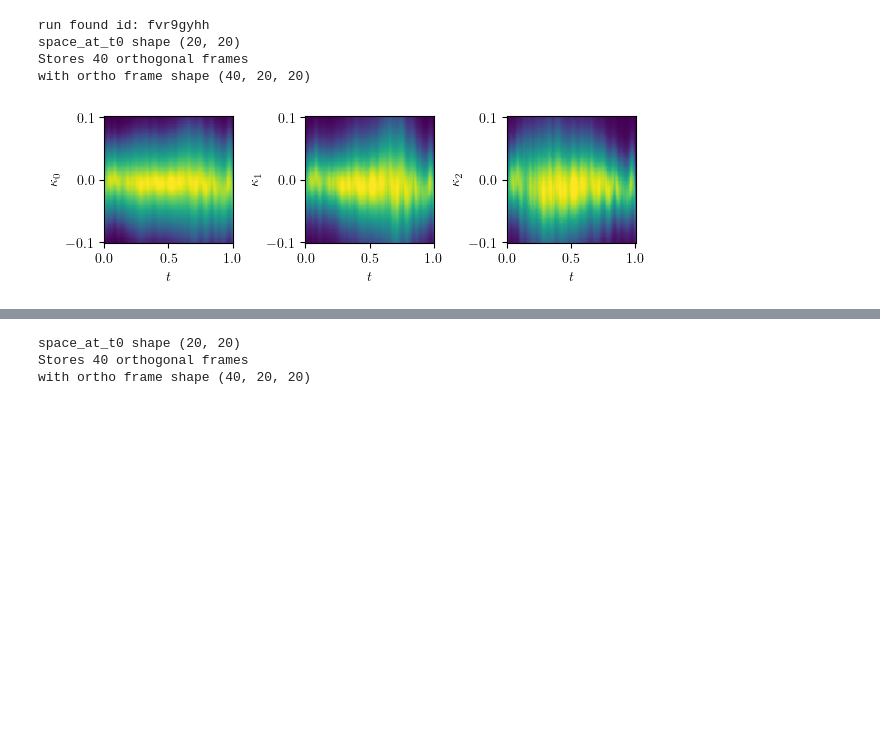
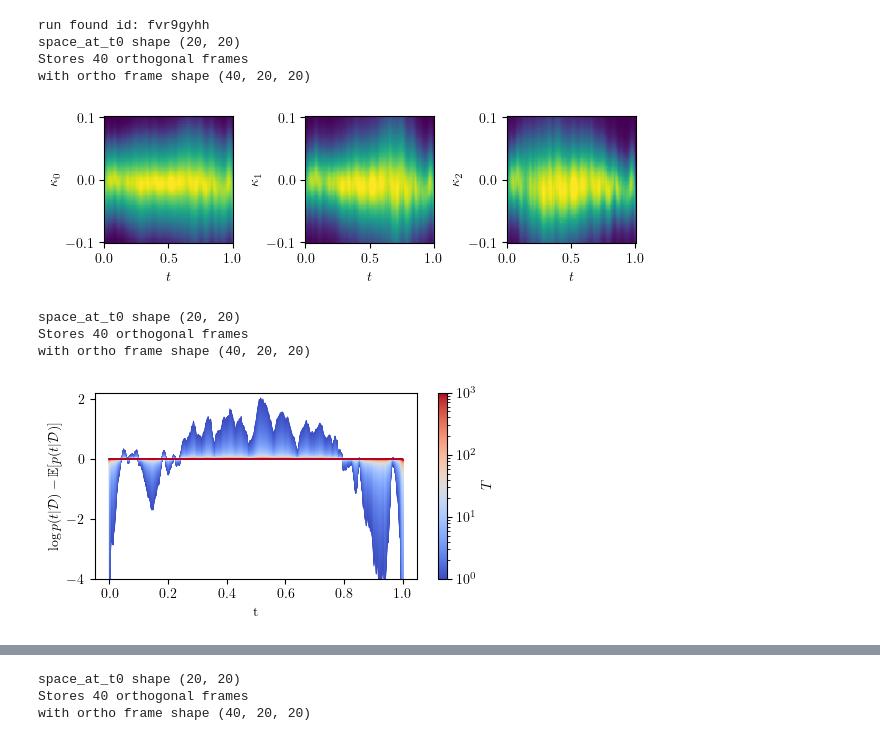
Before and after one commit to doldd/Paths-and-Ambient-Spaces, a Jupyter notebook: grid_activation_smoothness.ipynb, the cells around one changed output, grey strips where cells are left out. Saved outputs shown, nothing was run; the diff lists cells and outputs as text; code cells hidden in the pictures; blank space fills up the shorter version.

```diff
--- a/grid_activation_smoothness.ipynb
+++ b/grid_activation_smoothness.ipynb
@@ -96,6 +94,7 @@ tex_fonts = {
     "figure.figsize": figsize
 }
 plt.rcParams.update(tex_fonts)
+plt.rcParams['text.latex.preamble'] = r'\usepackage{amsmath} \usepackage{amssymb}'
 # %% [output]
 Figure size= [3.2489276324892766, 2.0079477038671003]
 # %% [markdown]
@@ -412,3 +411,58 @@ space_at_t0 shape (20, 20)
 Stores 40 orthogonal frames
 with ortho frame shape (40, 20, 20)
 [figure]
+# %%
+import matplotlib.colors as colors
+temperature = np.logspace(0., 3., 500)[:, None, None]
+tt = jnp.linspace(0.0, 1., 500)[:, None,]
+
+sampling_model, config, params = get_model_from_run_path(run)
+
+k = config['curve_params']['k']
+tube = jnp.zeros(k-1)
+x, y, x_val, y_val, x_test, y_test = get_data(run, from_path_optim_sweep=True)
+
+
+log_post_single, log_prior_single = set_model_data(sampling_model, x, y,
+                                 jnp.exp(params['dist_params']['log_scale']),
+                                 prior_correct=None)
+log_post_path, varphi = jax.vmap(jax.vmap(log_post_single, in_axes=(
+    0, None, None)), in_axes=(None, None, 0))(tt, tube, temperature)
+
+# Transform log_post_path into a pandas DataFrame
+df = pd.DataFrame(log_post_path.reshape(-1,
+                  log_post_path.shape[-1]), index=temperature.flatten())
+
+# Transform the DataFrame into a tidy data format
+df = pd.DataFrame(log_post_path)
+df.columns = tt.flatten()
+df['temperature'] = temperature.flatten()
+df = df.melt(id_vars='temperature', var_name='t', value_name='log_post')
+
+# Subtract the mean log posterior for each temperature
+df['log_posterior'] = df.groupby('temperature')[
+    'log_post'].transform(lambda x: x - x.mean())
+
+df.to_csv("log_posterior_temperature_path_yacht_relu_20_3_diss.csv", index=True)
+
+# Plot the adjusted DataFrame using seaborn
+fig, ax = plt.subplots(1, 1, figsize=(figsize[0]*1.5, figsize[1]*1.3))
+norm = colors.LogNorm(vmin=temperature.min(), vmax=temperature.max())
+# sns.lineplot(data=df[df['temperature'] != 1.], x='t',
+#              y='log_posterior', hue='temperature', palette="viridis", legend=False, ax=ax, hue_norm=norm, linewidth=0.5)
+
+sns.lineplot(data=df, x='t',
+             y='log_posterior', hue='temperature', palette="coolwarm", legend=False, ax=ax, hue_norm=norm, linewidth=0.75)
+cbar = plt.colorbar(plt.cm.ScalarMappable(norm=norm, cmap='coolwarm'), ax=ax, label=r'$T$')
+plt.xlabel('t')
+# plt.ylabel(r'$\text{log} p(t|\mathcal{D}) - \mathbb{E}[p(t|\mathcal{D})]$')
+plt.ylabel(r'$\log p(t|\mathcal{D}) - \mathbb{E}[p(t|\mathcal{D})]$')
+# plt.title('Log Posterior Path for different Temperatures')
+plt.tight_layout()
+ax.set_ylim(-4, 2.2)
+plt.savefig("figures/log_posterior_temperature_path_yacht_relu_20_3_diss.pdf", bbox_inches='tight')
+# %% [output]
+space_at_t0 shape (20, 20)
+Stores 40 orthogonal frames
+with ortho frame shape (40, 20, 20)
+[figure, added]
```
Also changed, not shown: parts of 2 cells of this notebook, 1 other file.
